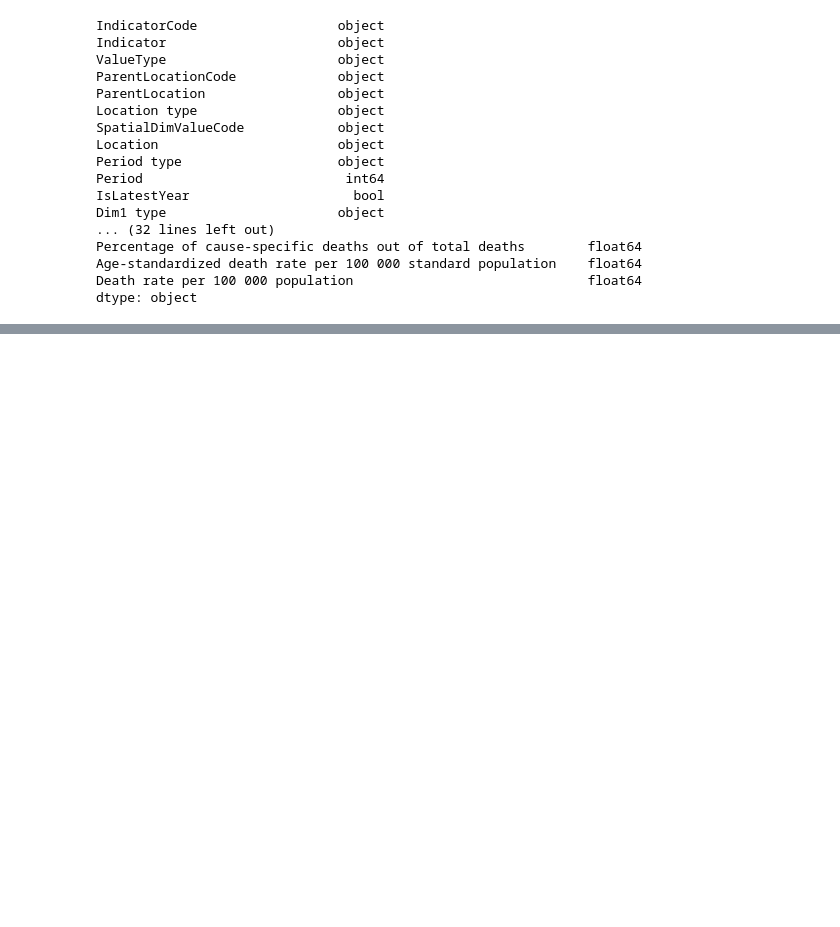
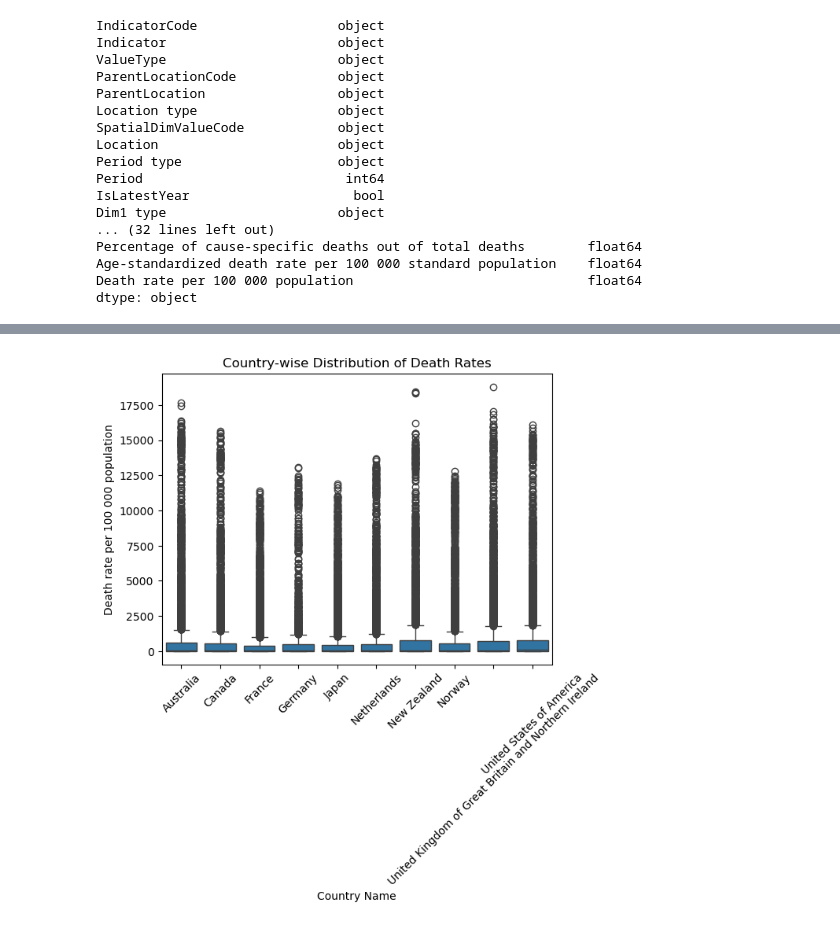
Before and after one commit to Dylanuripark/CS109-CardiovascularHealth, a Jupyter notebook: main.ipynb, the cells around one changed output, grey strips where cells are left out. Drawn from its saved outputs; the diff is of its cells as text; code cells hidden in the pictures; blank space fills up the shorter version.

```diff
--- a/main.ipynb
+++ b/main.ipynb
@@ -193,0 +306,8 @@ DataFrame saved to data/cleaned_mortality_data.csv
+# %%
+# Boxplot to detect outliers
+sns.boxplot(data=mortality, x='Country Name', y='Death rate per 100 000 population')
+plt.title('Country-wise Distribution of Death Rates')
+plt.xticks(rotation=45)
+plt.show()
+# %% [output]
+[figure, added]
```
Also changed, not shown: parts of 21 cells of this notebook, 2 other files.
